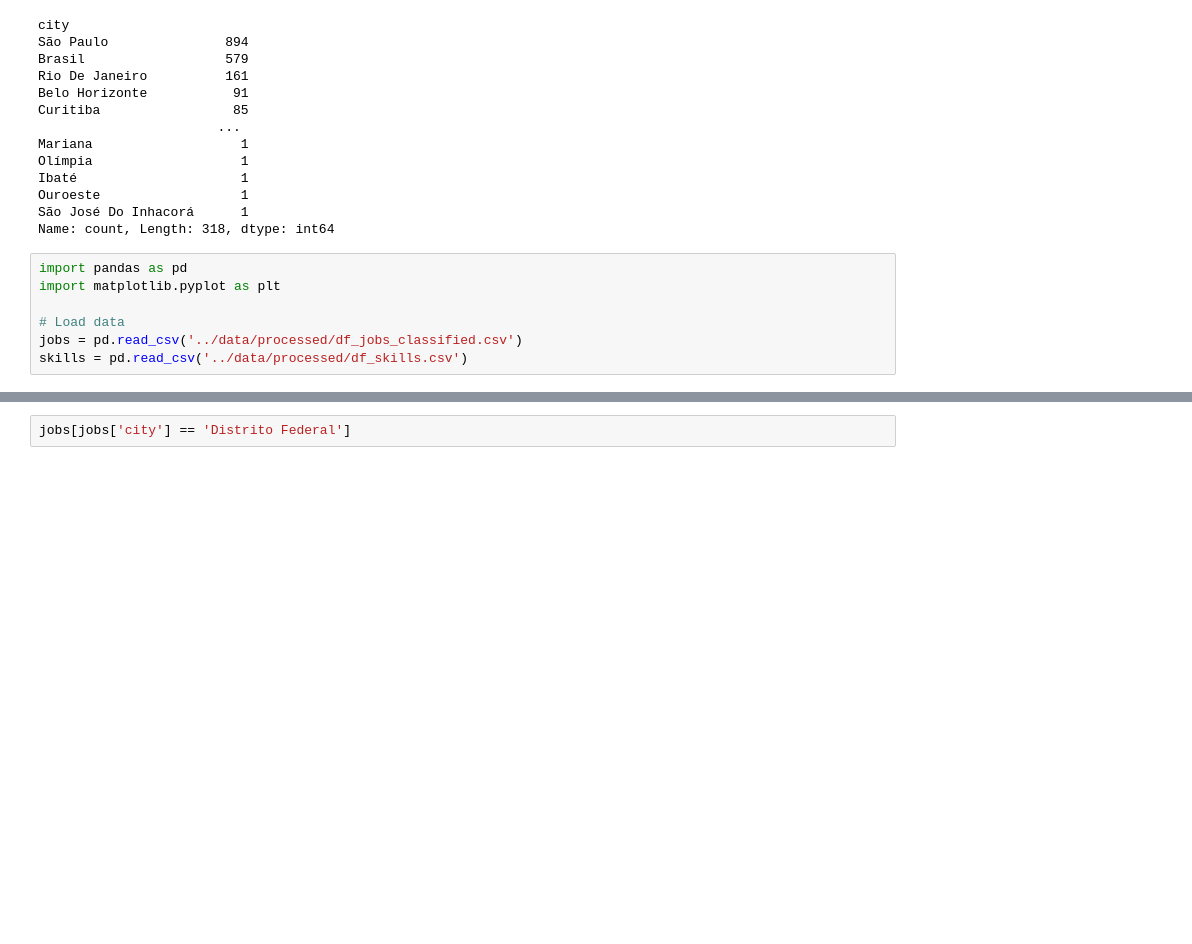
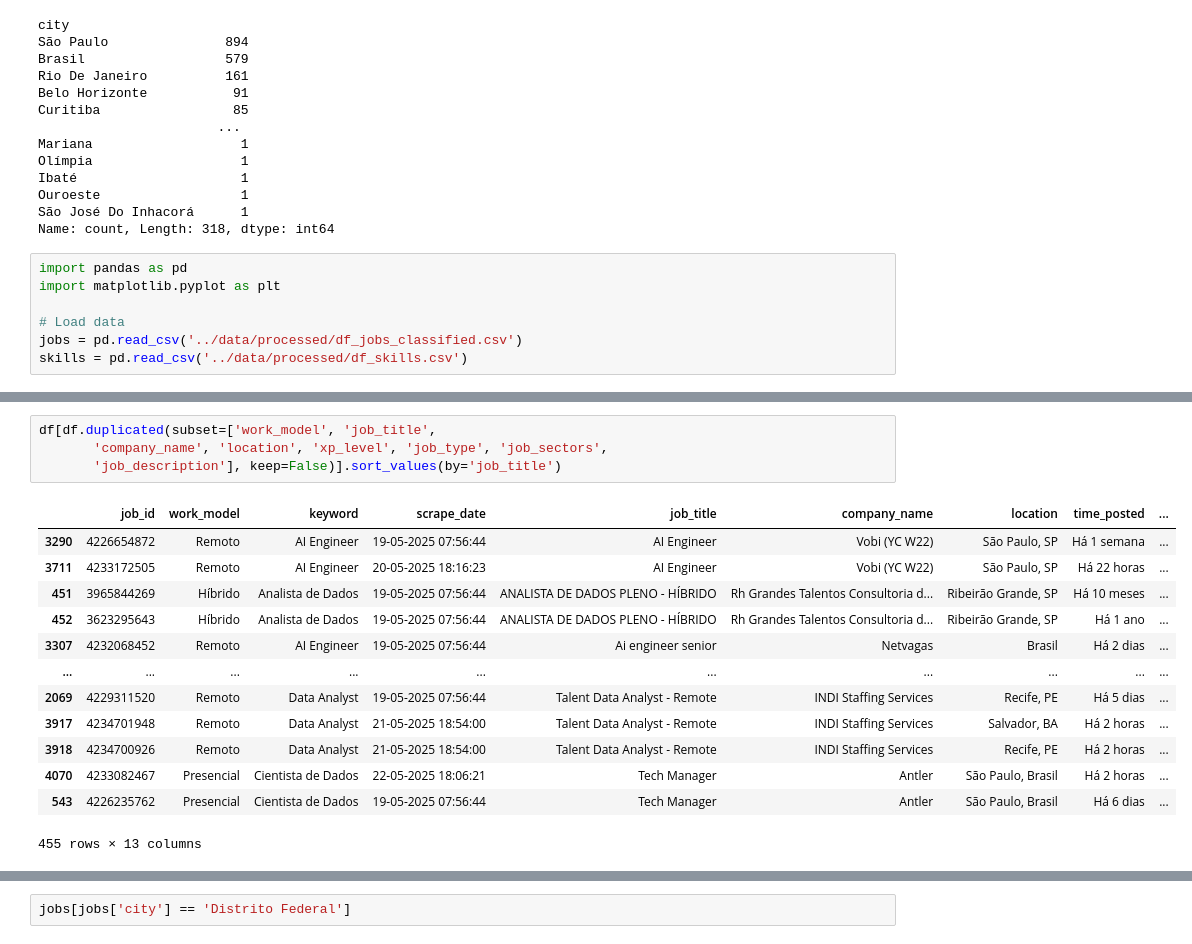
Before and after one commit to amaurineo/linkedin_jobs_analysis, a Jupyter notebook: notebooks/eda.ipynb, the cells around one changed output, grey strips where cells are left out. Drawn from its saved outputs; the diff is of its cells as text; blank space fills up the shorter version.

```diff
--- a/notebooks/eda.ipynb
+++ b/notebooks/eda.ipynb
@@ -72,0 +107,18 @@ skills = pd.read_csv('../data/processed/df_skills.csv')
+# %%
+df[df.duplicated(subset=['work_model', 'job_title',
+       'company_name', 'location', 'xp_level', 'job_type', 'job_sectors',
+       'job_description'], keep=False)].sort_values(by='job_title')
+# %% [output]
+|  | job_id | work_model | keyword | scrape_date | job_title | company_name | location | time_posted | ... |
+| 3290 | 4226654872 | Remoto | AI Engineer | 19-05-2025 07:56:44 | AI Engineer | Vobi (YC W22) | São Paulo, SP | Há 1 semana | ... |
+| 3711 | 4233172505 | Remoto | AI Engineer | 20-05-2025 18:16:23 | AI Engineer | Vobi (YC W22) | São Paulo, SP | Há 22 horas | ... |
+| 451 | 3965844269 | Híbrido | Analista de Dados | 19-05-2025 07:56:44 | ANALISTA DE DADOS PLENO - HÍBRIDO | Rh Grandes Talentos Consultoria d... | Ribeirão Grande, SP | Há 10 meses | ... |
+| 452 | 3623295643 | Híbrido | Analista de Dados | 19-05-2025 07:56:44 | ANALISTA DE DADOS PLENO - HÍBRIDO | Rh Grandes Talentos Consultoria d... | Ribeirão Grande, SP | Há 1 ano | ... |
+| 3307 | 4232068452 | Remoto | AI Engineer | 19-05-2025 07:56:44 | Ai engineer senior | Netvagas | Brasil | Há 2 dias | ... |
+| ... | ... | ... | ... | ... | ... | ... | ... | ... | ... |
+| 2069 | 4229311520 | Remoto | Data Analyst | 19-05-2025 07:56:44 | Talent Data Analyst - Remote | INDI Staffing Services | Recife, PE | Há 5 dias | ... |
+| 3917 | 4234701948 | Remoto | Data Analyst | 21-05-2025 18:54:00 | Talent Data Analyst - Remote | INDI Staffing Services | Salvador, BA | Há 2 horas | ... |
+| 3918 | 4234700926 | Remoto | Data Analyst | 21-05-2025 18:54:00 | Talent Data Analyst - Remote | INDI Staffing Services | Recife, PE | Há 2 horas | ... |
+| 4070 | 4233082467 | Presencial | Cientista de Dados | 22-05-2025 18:06:21 | Tech Manager | Antler | São Paulo, Brasil | Há 2 horas | ... |
+| 543 | 4226235762 | Presencial | Cientista de Dados | 19-05-2025 07:56:44 | Tech Manager | Antler | São Paulo, Brasil | Há 6 dias | ... |
+455 rows × 13 columns
```
Also changed, not shown: parts of 4 cells of this notebook, 6 other files.
